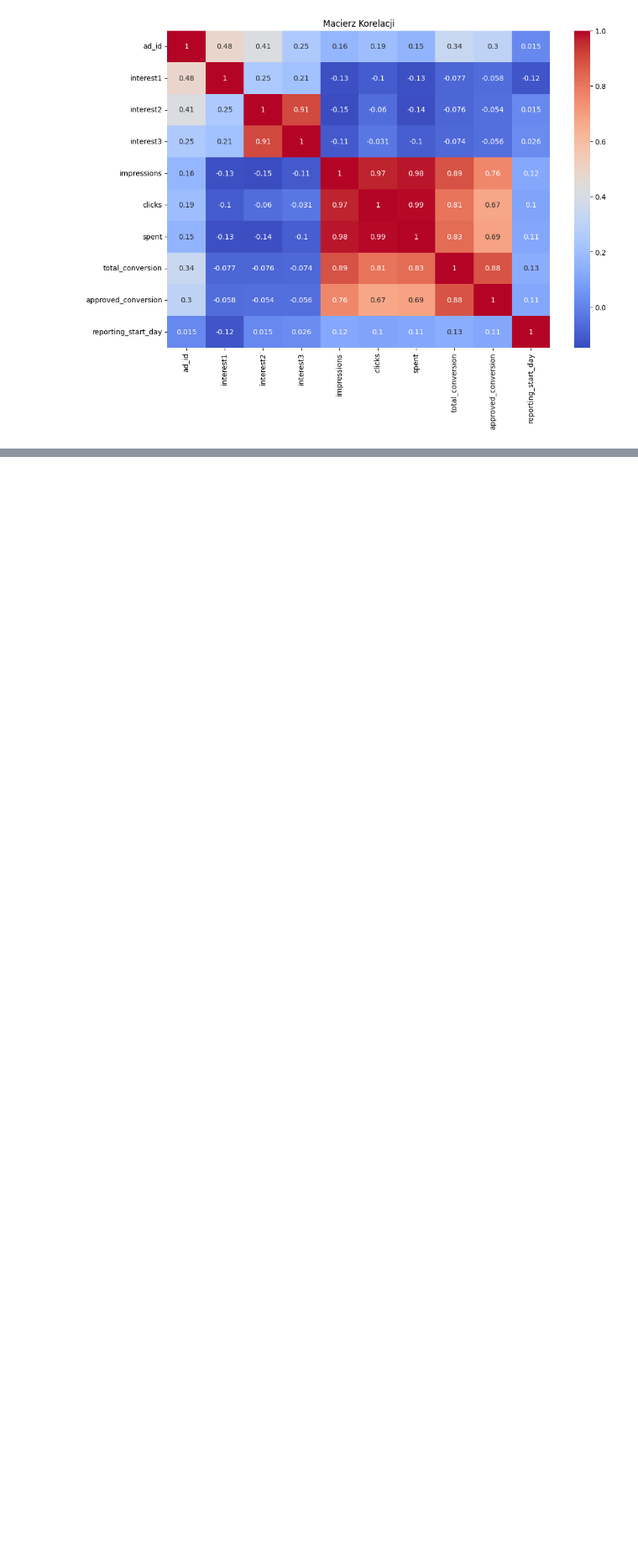
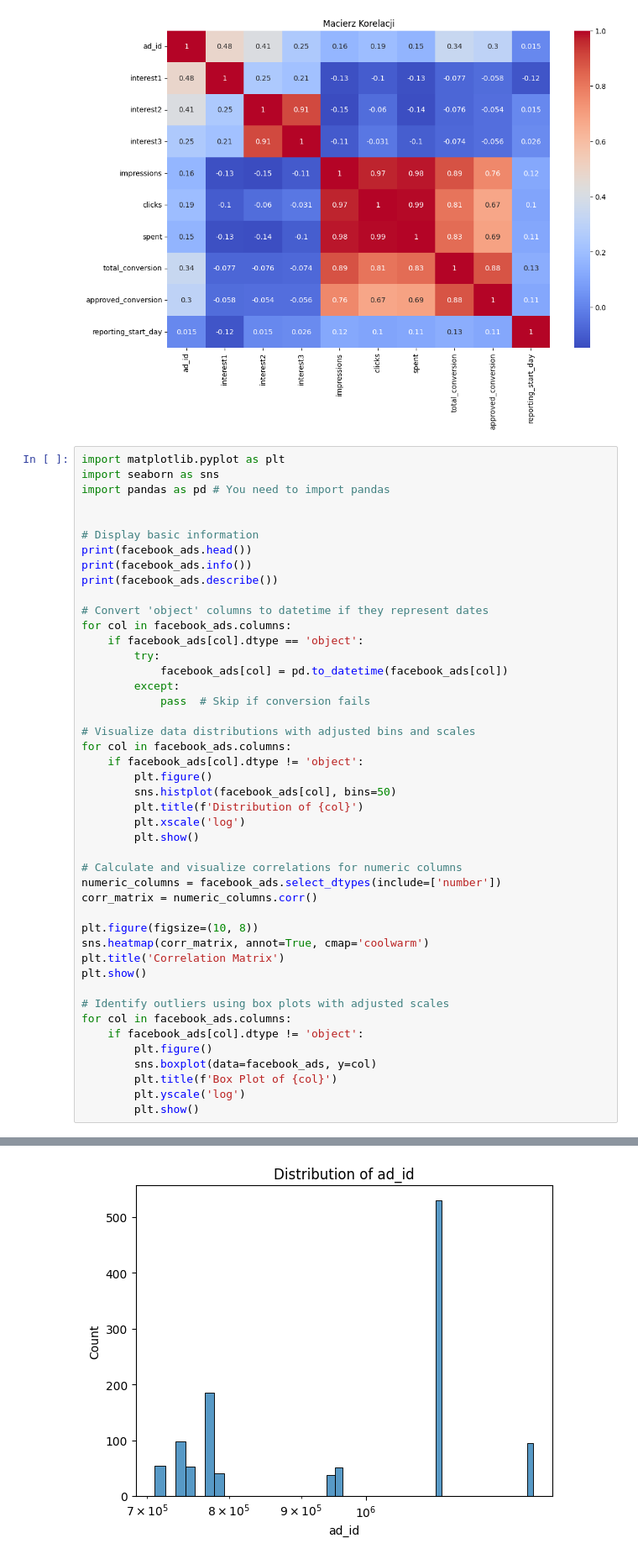
Before and after one commit to colt35/projekty, a Jupyter notebook: ai_group_2.ipynb, the cells around one changed output, grey strips where cells are left out. Shown: that part at 84% size. Drawn from its saved outputs; the diff is of its cells as text; blank space fills up the shorter version.

```diff
--- a/ai_group_2.ipynb
+++ b/ai_group_2.ipynb
@@ -129,3 +129,49 @@ plt.show()
 [figure]
 [figure]
 [figure]
+# %%
+import matplotlib.pyplot as plt
+import seaborn as sns
+import pandas as pd # You need to import pandas
+
+
+# Display basic information
+print(facebook_ads.head())
+print(facebook_ads.info())
+print(facebook_ads.describe())
+
+# Convert 'object' columns to datetime if they represent dates
+for col in facebook_ads.columns:
+    if facebook_ads[col].dtype == 'object':
+        try:
+            facebook_ads[col] = pd.to_datetime(facebook_ads[col])
+        except:
+            pass  # Skip if conversion fails
+
+# Visualize data distributions with adjusted bins and scales
+for col in facebook_ads.columns:
+    if facebook_ads[col].dtype != 'object':
+        plt.figure()
+        sns.histplot(facebook_ads[col], bins=50)
+        plt.title(f'Distribution of {col}')
+        plt.xscale('log')
+        plt.show()
+
+# Calculate and visualize correlations for numeric columns
+numeric_columns = facebook_ads.select_dtypes(include=['number'])
+corr_matrix = numeric_columns.corr()
+
+plt.figure(figsize=(10, 8))
+sns.heatmap(corr_matrix, annot=True, cmap='coolwarm')
+plt.title('Correlation Matrix')
+plt.show()
+
+# Identify outliers using box plots with adjusted scales
+for col in facebook_ads.columns:
+    if facebook_ads[col].dtype != 'object':
+        plt.figure()
+        sns.boxplot(data=facebook_ads, y=col)
+        plt.title(f'Box Plot of {col}')
+        plt.yscale('log')
+        plt.show()
+# %% [output]
@@ -131,0 +195 @@ plt.show()
+[figure, added]
```
Also changed, not shown: parts of 2 cells of this notebook.
